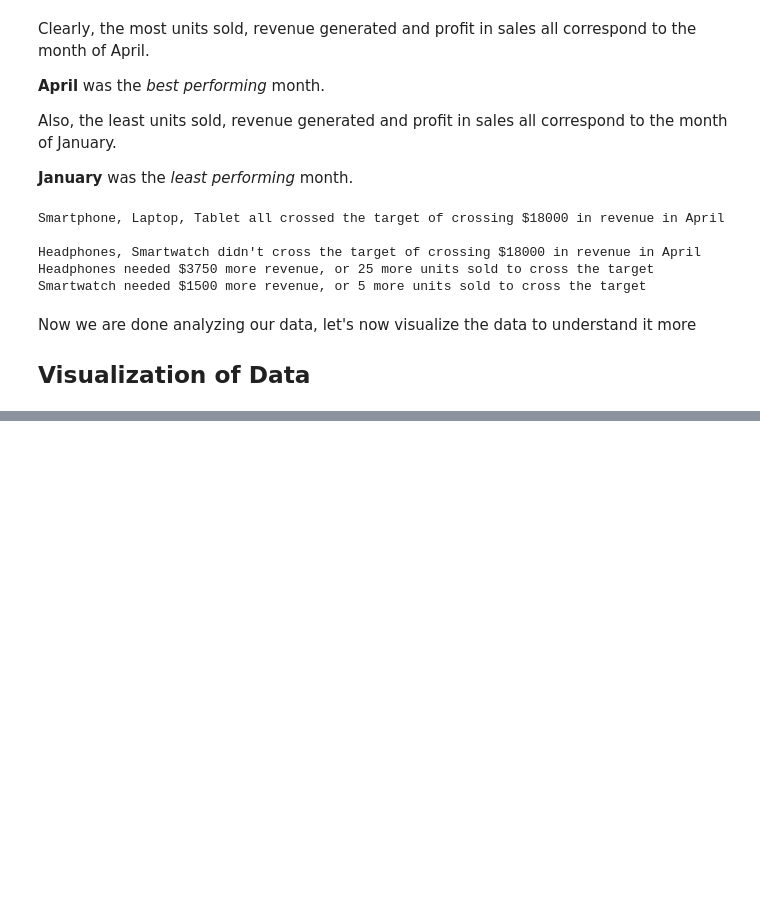
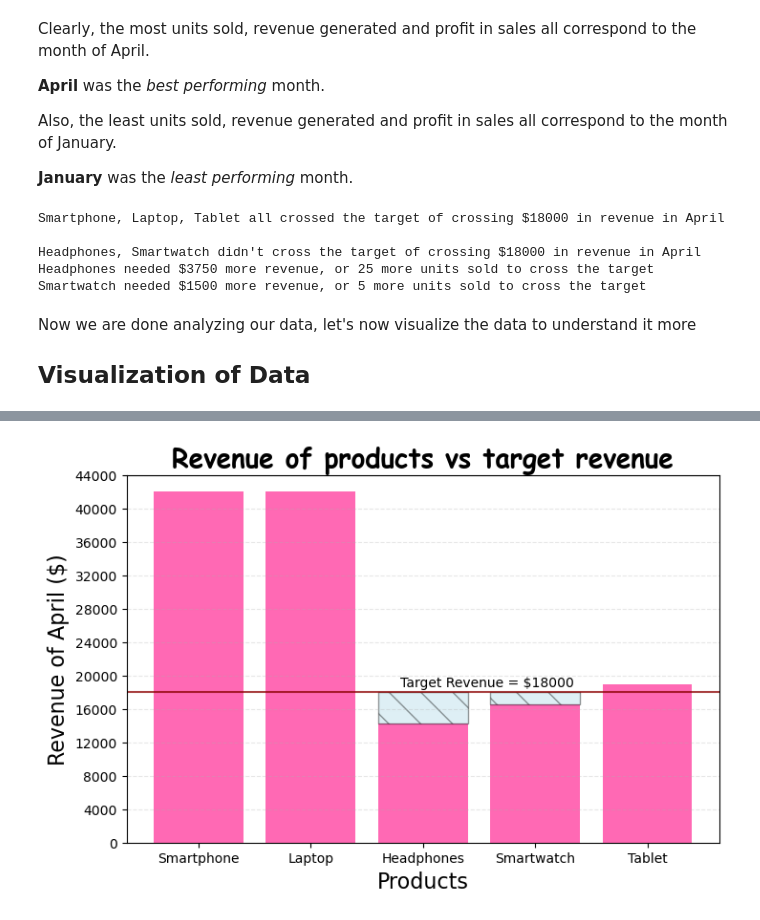
Before and after one commit to bestboybest/LearningPython, a Jupyter notebook: Numpy Projects/03) StoreSales/SalesNumpy.ipynb, the cells around one changed output, grey strips where cells are left out. Cells and saved outputs as stored; diff of their text form; code cells hidden in the pictures; blank space fills up the shorter version.

```diff
--- a/Numpy Projects/03) StoreSales/SalesNumpy.ipynb
+++ b/Numpy Projects/03) StoreSales/SalesNumpy.ipynb
@@ -131,0 +203,22 @@ Now we are done analyzing our data, let's now visualize the data to understand i
+# %%
+#Visualization of target set by store in April
+
+plt.figure(figsize = (8, 5), dpi = 100)
+
+plt.bar(products, revenue[:, 3], color = 'hotpink')
+plt.title("Revenue of products vs target revenue", fontdict = {'font':'Comic Sans MS', 'size': 20, 'weight': 'bold'})
+plt.xlabel("Products", size = 16)
+plt.ylabel("Revenue of April ($)", size = 16)
+plt.grid(axis = 'y', linestyle = '--', alpha = 0.3)
+plt.yticks(np.arange(0, 46000, 4000))
+plt.ylim(0, 44000)
+
+plt.axhline(18000, color = 'darkred', alpha = 0.75)
+plt.text(1.8, 18690, 'Target Revenue = $18000')
+plt.fill(np.array([2, 2, 2.8, 2.8])-0.4, [18000, revenue[2, 3], revenue[2, 3], 18000], color = 'lightblue', alpha = 0.4, hatch = '\\', edgecolor = 'black')
+plt.fill(np.array([2, 2, 2.8, 2.8])+0.6, [18000, revenue[3, 3], revenue[3, 3], 18000], color = 'lightblue', alpha = 0.4, hatch = '\\', edgecolor = 'black')
+
+plt.savefig('TargetAnalysis.png', dpi = 300)
+plt.show()
+# %% [output]
+[figure, added]
```
Also changed, not shown: parts of 4 cells of this notebook, 4 other files.
